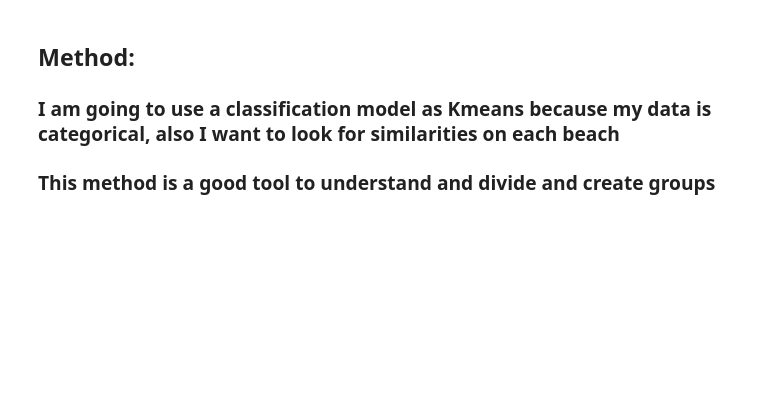
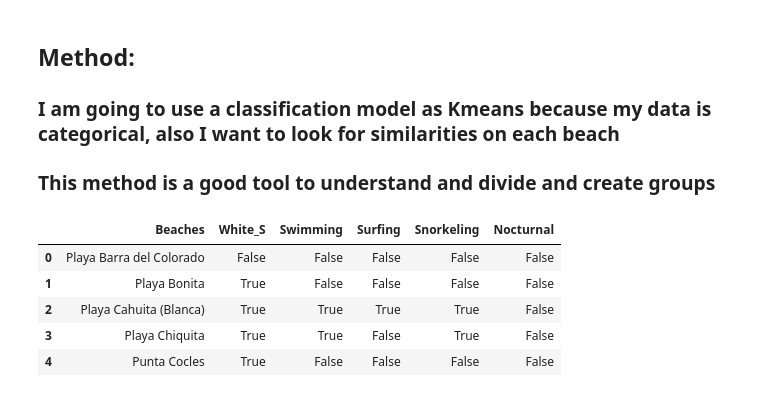
Before and after one commit to jesagocr/DataScience_IBM_Coursera_Capstone, a Jupyter notebook: projectBeaches.ipynb, the cells around one changed output. Saved outputs shown, nothing was run; the diff lists cells and outputs as text; code cells hidden in the pictures; blank space fills up the shorter version.

```diff
--- a/projectBeaches.ipynb
+++ b/projectBeaches.ipynb
@@ -1124,0 +1127,9 @@ map_p
+# %%
+dftocluster.head()
+# %% [output]
+|  | Beaches | White_S | Swimming | Surfing | Snorkeling | Nocturnal |
+| 0 | Playa Barra del Colorado | False | False | False | False | False |
+| 1 | Playa Bonita | True | False | False | False | False |
+| 2 | Playa Cahuita (Blanca) | True | True | True | True | False |
+| 3 | Playa Chiquita | True | True | False | True | False |
+| 4 | Punta Cocles | True | False | False | False | False |
```
Also changed, not shown: parts of 9 cells of this notebook.
